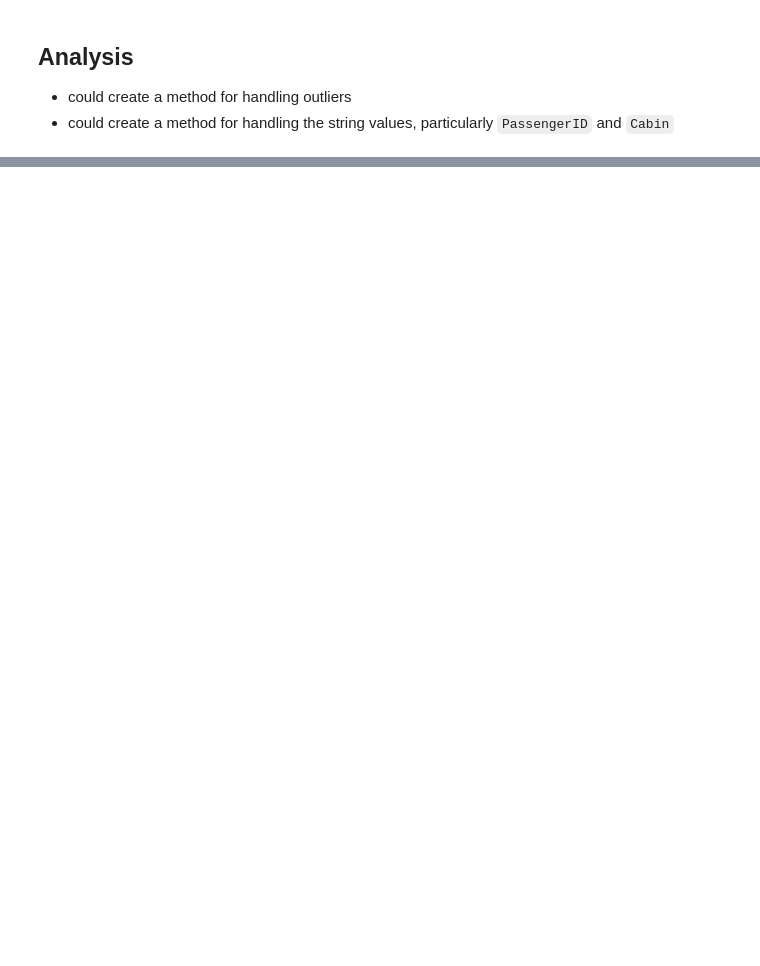
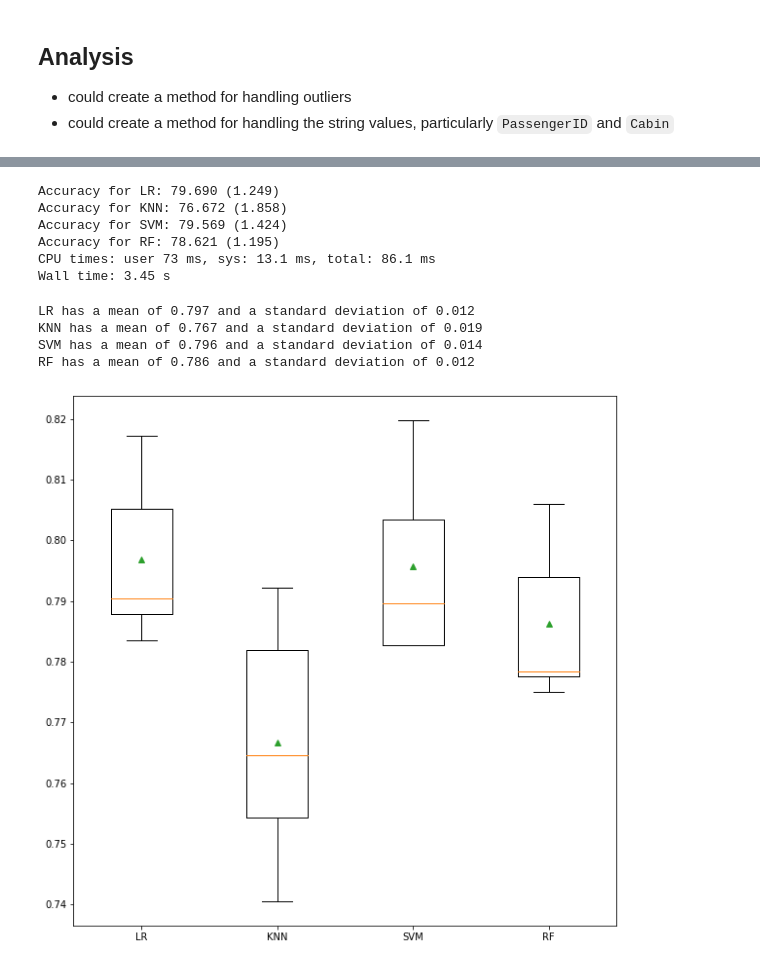
Before and after one commit to connorcapitolo/Spaceship-Titanic, a Jupyter notebook: notebook/spaceship_eda.ipynb, the cells around one changed output, grey strips where cells are left out. Saved outputs shown, nothing was run; the diff lists cells and outputs as text; code cells hidden in the pictures; blank space fills up the shorter version.

Commit message:
Utilizing sklearn's Pipeline to prevent data leakage with train-test split and modeling

```diff
--- a/notebook/spaceship_eda.ipynb
+++ b/notebook/spaceship_eda.ipynb
@@ -731,0 +789,55 @@ display(model_results)
+# %%
+X_train, X_test, y_train, y_test = train_test_split(cv_non_data_leakage.drop("Transported", axis=1), cv_non_data_leakage["Transported"], test_size=0.2, random_state=109)
+# %%
+models = []
+models.append(('LR', LogisticRegression()))
+models.append(('KNN', KNeighborsClassifier()))
+models.append(('SVM', SVC()))
+models.append(('RF', RandomForestClassifier()))
+# %%
+%%time
+
+results= {}
+for name, model in models:
+    '''
+    The first element is the name of the step (a string) and the second is the configured object of the step,
+    such as a transform or a model. The model is only supported as the final step, although we can have as
+    many transforms as we like in the sequence.
+    '''
+
+    # define the pipeline
+    steps = list()
+    steps.append(('scaler', preprocessing.Normalizer()))
+    steps.append(('model', model))
+    pipeline = Pipeline(steps=steps)
+
+    # define the evaluation procedure
+    kfold = model_selection.KFold(n_splits=n_splits, shuffle=True, random_state=seed)
+    cv_results = model_selection.cross_val_score(pipeline, X_train,
+                                                 y_train, cv=kfold, scoring=scoring, n_jobs=-1)
+    # report performance
+    print('Accuracy for %s: %.3f (%.3f)' % (name, np.mean(cv_results)*100, np.std(cv_results)*100))
+    # add the scores to the dictionary
+    results[name] = cv_results
+# %% [output]
+Accuracy for LR: 79.690 (1.249)
+Accuracy for KNN: 76.672 (1.858)
+Accuracy for SVM: 79.569 (1.424)
+Accuracy for RF: 78.621 (1.195)
+CPU times: user 73 ms, sys: 13.1 ms, total: 86.1 ms
+Wall time: 3.45 s
+# %%
+for model_name, model_score in results.items():
+    print('{} has a mean of {} and a standard deviation of {}'.format(model_name,
+                                                np.format_float_positional(np.mean(model_score), precision=3),
+                                                np.format_float_positional(np.std(model_score), precision=3)))
+
+fig = plt.figure(figsize=(10,10))
+plt.boxplot(results.values(), labels=results.keys(), showmeans=True)
+plt.show()
+# %% [output]
+LR has a mean of 0.797 and a standard deviation of 0.012
+KNN has a mean of 0.767 and a standard deviation of 0.019
+SVM has a mean of 0.796 and a standard deviation of 0.014
+RF has a mean of 0.786 and a standard deviation of 0.012
+[figure, added]
```
Also changed, not shown: parts of 12 cells of this notebook, 1 other file.
